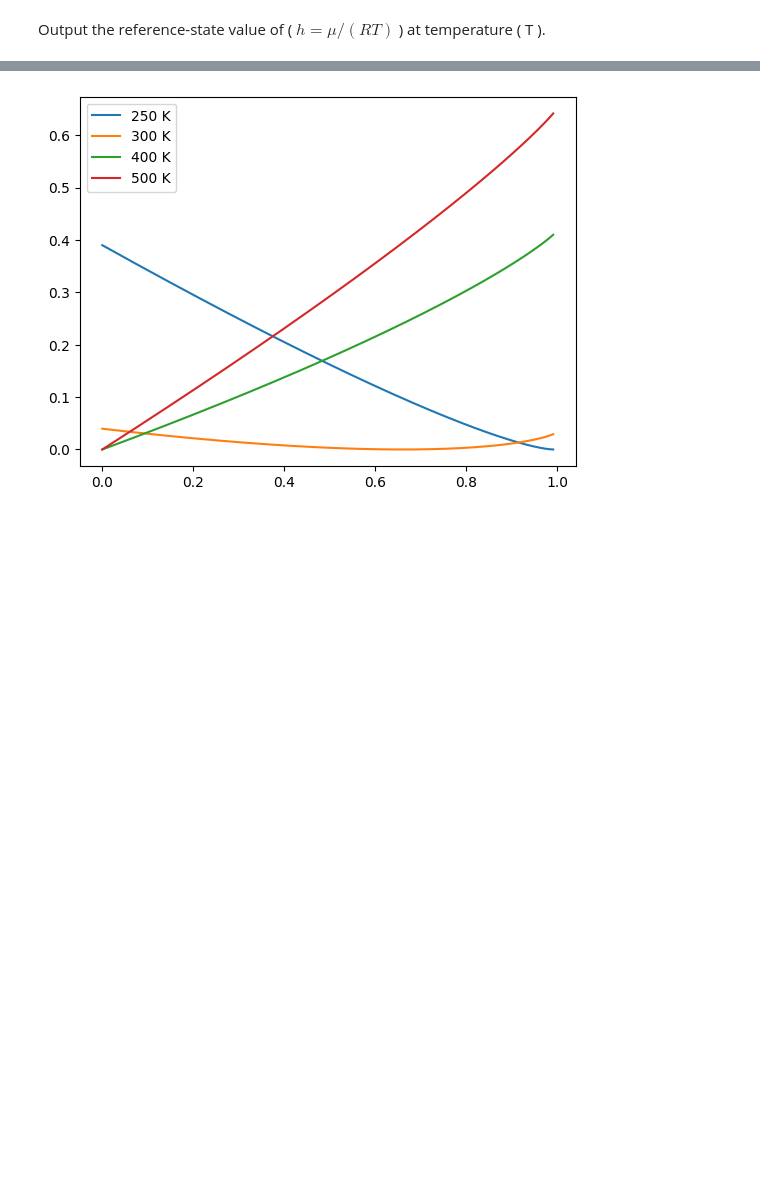
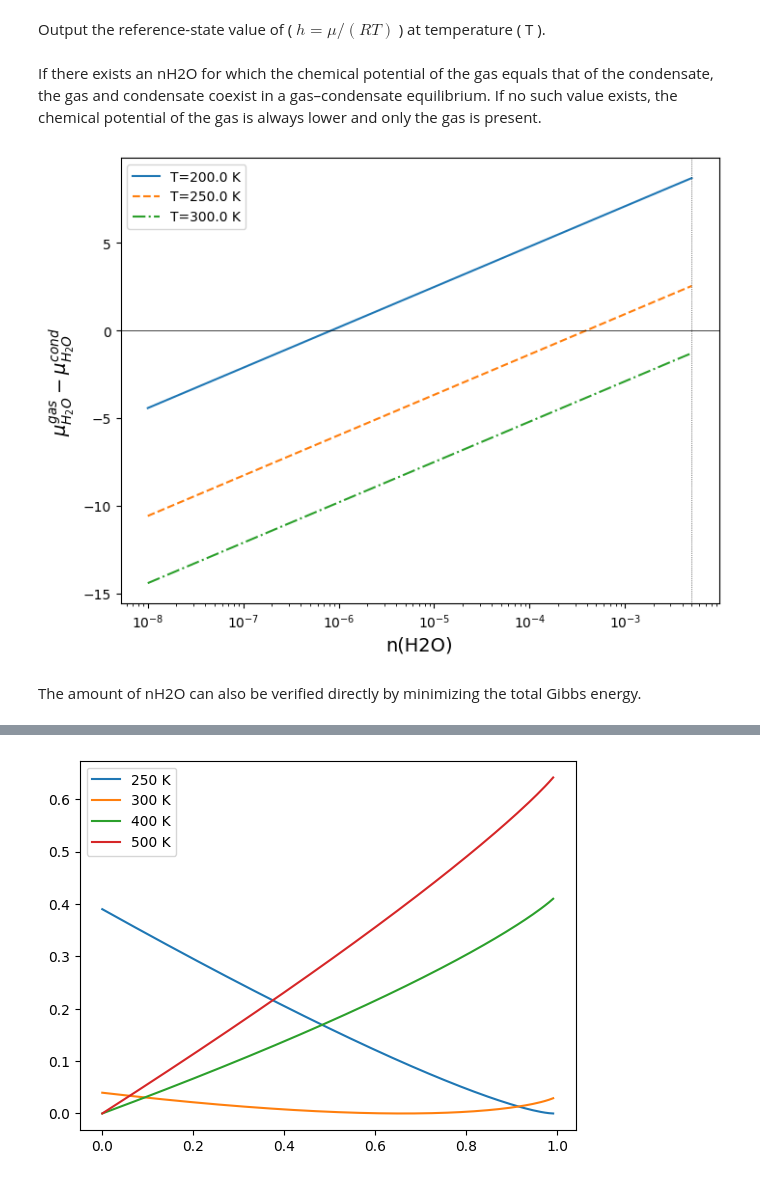
Before and after one commit to HajimeKawahara/exogibbs, a Jupyter notebook: documents/ipynb/fastchem_cond_chemical_potential.ipynb, the cells around one changed output, grey strips where cells are left out. Drawn from its saved outputs; the diff is of its cells as text; code cells hidden in the pictures; blank space fills up the shorter version.

```diff
--- a/documents/ipynb/fastchem_cond_chemical_potential.ipynb
+++ b/documents/ipynb/fastchem_cond_chemical_potential.ipynb
@@ -84,10 +84,36 @@ Output the reference-state value of ( $h = \mu / (RT)$ ) at temperature ( T ).
 def h2o_cond_h_values(T):
     return  cond.hvector_func(T)[index_h2o_cond]
 
-def h2o_gas_h_values(T):
-    return  gas.hvector_func(T)[index_h2o_gas]
+def h2o_gas_h_values(T, p, nH2O, nN2):
+    ntot = nH2O + nN2
+    return  gas.hvector_func(T)[index_h2o_gas] + np.log(p*nH2O/ntot)
 
-def n2_gas_h_values(T):
-    return  gas.hvector_func(T)[index_n2_gas]
+def n2_gas_h_values(T, p, nH2, nN2):
+    ntot = nH2 + nN2
+    return  gas.hvector_func(T)[index_n2_gas] + np.log(p*nN2/ntot)
+# %% [markdown]
+
+If there exists an nH2O for which the chemical potential of the gas equals that of the condensate, the gas and condensate coexist in a gas–condensate equilibrium. If no such value exists, the chemical potential of the gas is always lower and only the gas is present.
+# %%
+import matplotlib.pyplot as plt
+bN = 0.99
+bH = 0.01
+p = 1.0 # bar
+nh2os = np.logspace(-8, np.log10(bH/2), 1000)
+
+plt.figure(figsize=(8,6))
+for i, T in enumerate([200.0, 250.0, 300.0]):
+    plt.plot(nh2os, h2o_gas_h_values(T, p, nh2os, bN/2)- h2o_cond_h_values(T), label='T='+str(T)+" K", ls=['solid', '--', '-.'][i])
+plt.axhline(0.0, color='k', lw=0.5)
+plt.axvline(bH/2, color='k', lw=0.5, ls='dotted')
+plt.xscale("log")
+plt.ylabel("$\mu_{H_2O}^{gas} - \mu_{H_2O}^{cond}$", fontsize=14)
+plt.xlabel("n(H2O)", fontsize=14)
+plt.legend()
+plt.show()
+# %% [output]
+[figure, added]
+# %% [markdown]
+The amount of nH2O can also be verified directly by minimizing the total Gibbs energy.
 # %%
 import numpy as np
```
Also changed, not shown: parts of 6 cells of this notebook.
